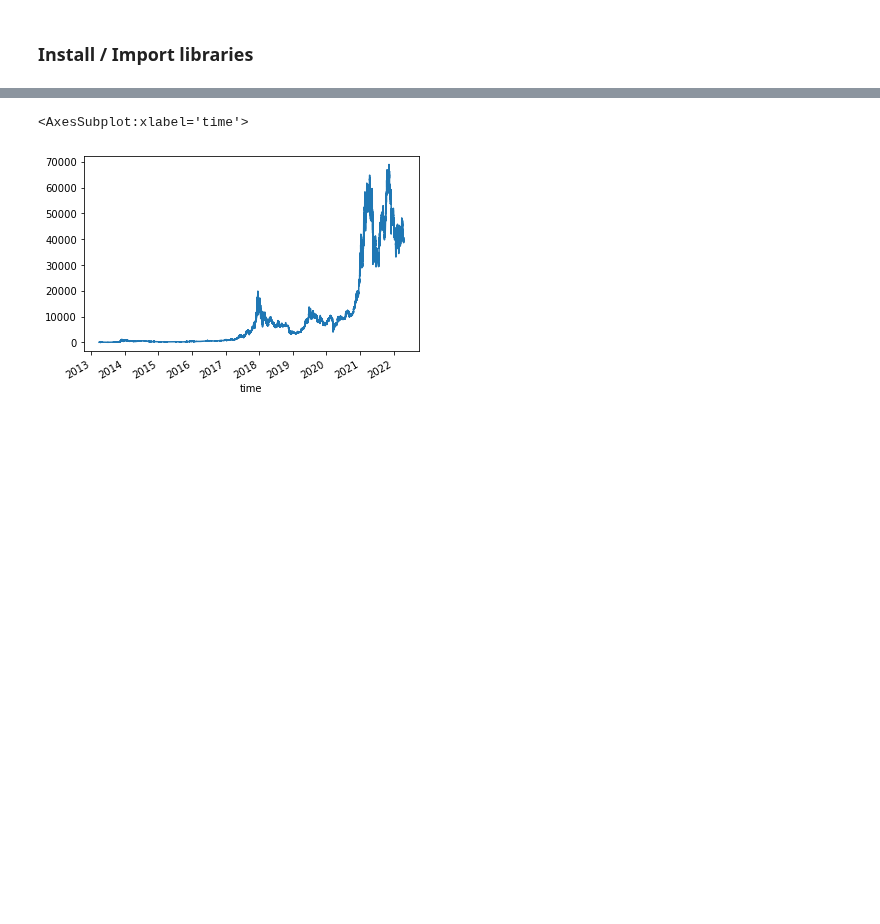
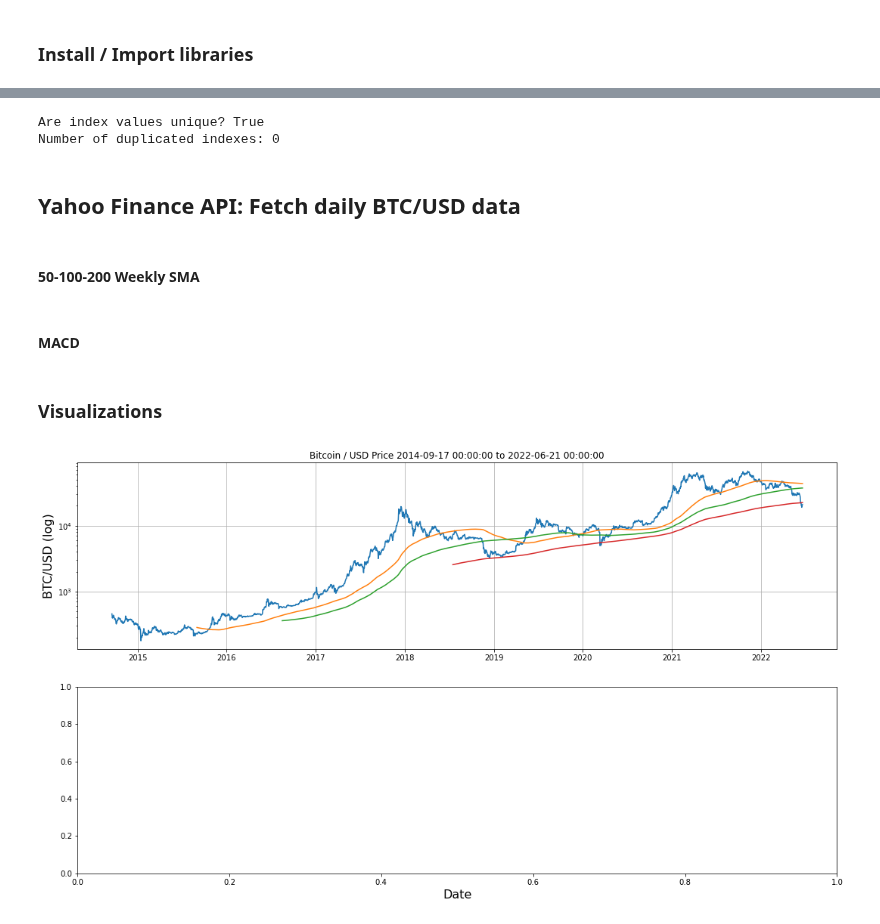
Before and after one commit to rmarinplana/personalProjects, a Jupyter notebook: btc_usd.ipynb, the cells around one changed output, grey strips where cells are left out. Drawn from its saved outputs; the diff is of its cells as text; code cells hidden in the pictures; blank space fills up the shorter version.

```diff
--- a/btc_usd.ipynb
+++ b/btc_usd.ipynb
@@ -121,5 +146,11 @@ btc_historical.to_csv('btc_historical.csv')
-# %%
-btc_historical["close"].plot()
-# %% [output]
-<AxesSubplot:xlabel='time'>
-[figure, removed]
+# %%
+btc_historical = btc_historical.append(df)
+btc_historical = btc_historical.loc[~btc_historical.index.duplicated(keep='first'), :]
+print(f"Are index values unique? {btc_historical.index.is_unique}")
+print(f"Number of duplicated indexes: {btc_historical.index.duplicated().sum()}")
+btc_historical.to_csv('../../btc_historical.csv')
+# %% [output]
+Are index values unique? True
+Number of duplicated indexes: 0
+# %% [markdown]
+## Yahoo Finance API: Fetch daily BTC/USD data
@@ -125,0 +159,49 @@ btc_historical["close"].plot()
+# %%
+# downsampling from minute data to daily data
+'''btc_minute = pd.read_csv('../../btc_historical.csv', parse_dates=["Time"], index_col="time")
+# remove duplicate indexes
+btc_minute = btc_minute.loc[~btc_minute.index.duplicated(keep='first'), :]
+print(btc_minute.index.is_unique)
+print(btc_minute.index.duplicated().sum())
+# resample from minutes to days
+btc_day = btc_minute.resample("D").mean().dropna()'''
+# %% [markdown]
+#### 50-100-200 Weekly SMA
+# %%
+btc_day["SMA50W"] = btc_day["Close"].rolling(7*50).mean()
+btc_day["SMA100W"] = btc_day["Close"].rolling(7*100).mean()
+btc_day["SMA200W"] = btc_day["Close"].rolling(7*200).mean()
+# %% [markdown]
+#### MACD
+# %%
+
+# # Calculate MACD values using the pandas_ta library
+# df.ta.macd(close='close', fast=12, slow=26, signal=9, append=True)
+
+# Get the 26-day EMA of the closing price
+k = btc_day['Close'].ewm(span=12, adjust=False, min_periods=12).mean()
+# Get the 12-day EMA of the closing price
+d = btc_day['Close'].ewm(span=26, adjust=False, min_periods=26).mean()
+# Subtract the 26-day EMA from the 12-Day EMA to get the MACD
+macd = k - d
+# Get the 9-Day EMA of the MACD for the Trigger line
+macd_s = macd.ewm(span=9, adjust=False, min_periods=9).mean()
+# Calculate the difference between the MACD - Trigger for the Convergence/Divergence value
+macd_h = macd - macd_s
+# Add all of our new values for the MACD to the dataframe
+btc_day['macd'] = btc_day.index.map(macd)
+btc_day['macd_h'] = btc_day.index.map(macd_h)
+btc_day['macd_s'] = btc_day.index.map(macd_s)
+# %% [markdown]
+### Visualizations
+# %%
+fig, ax = plt.subplots(2, 1, figsize=(18, 10))
+plt.xlabel('Date', fontsize=16)
+ax[0].plot(btc_day[["Close", "SMA50W", "SMA100W", "SMA200W"]])
+ax[0].set_ylabel('BTC/USD (log)', fontsize=16)
+ax[0].set_title('Bitcoin / USD Price {} to {}'.format(btc_day.index[0], btc_day.index[-1]))
+ax[0].set_yscale('log')
+ax[0].grid()
+plt.show()
+# %% [output]
+[figure, added]
```
Also changed, not shown: parts of 11 cells of this notebook.
